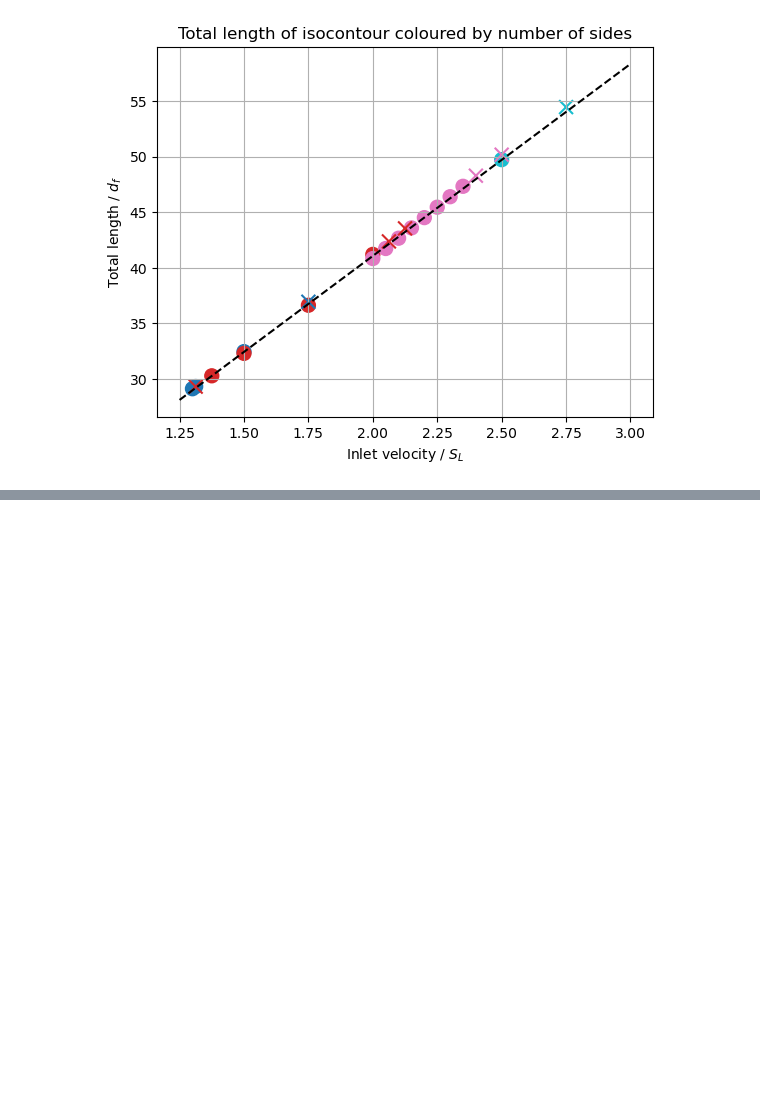
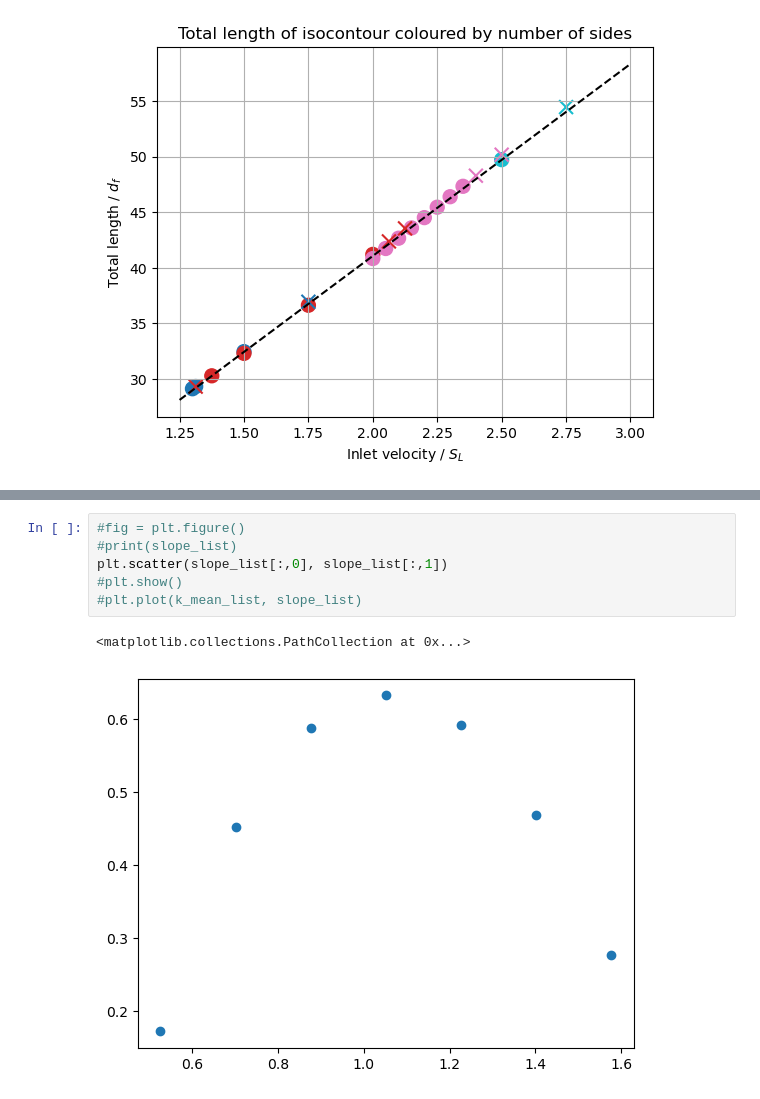
Before and after one commit to Florian808/Inward-flame-post-process, a Jupyter notebook: Local/Isocont_post_process.ipynb, the cells around one changed output, grey strips where cells are left out. Saved outputs shown, nothing was run; the diff lists cells and outputs as text; blank space fills up the shorter version.

```diff
--- a/Local/Isocont_post_process.ipynb
+++ b/Local/Isocont_post_process.ipynb
@@ -423,3 +477,12 @@ print(np.mean(lengths_tot[t_start_ind:t_end_ind]))
+# %%
+#fig = plt.figure()
+#print(slope_list)
+plt.scatter(slope_list[:,0], slope_list[:,1])
+#plt.show()
+#plt.plot(k_mean_list, slope_list)
+# %% [output]
+<matplotlib.collections.PathCollection at 0x...>
+[figure, added]
 # %%
 username = os.getlogin()
 case1 = "base_18.4k_phi_0.6"
```
Also changed, not shown: parts of 7 cells of this notebook, 1 other file.
